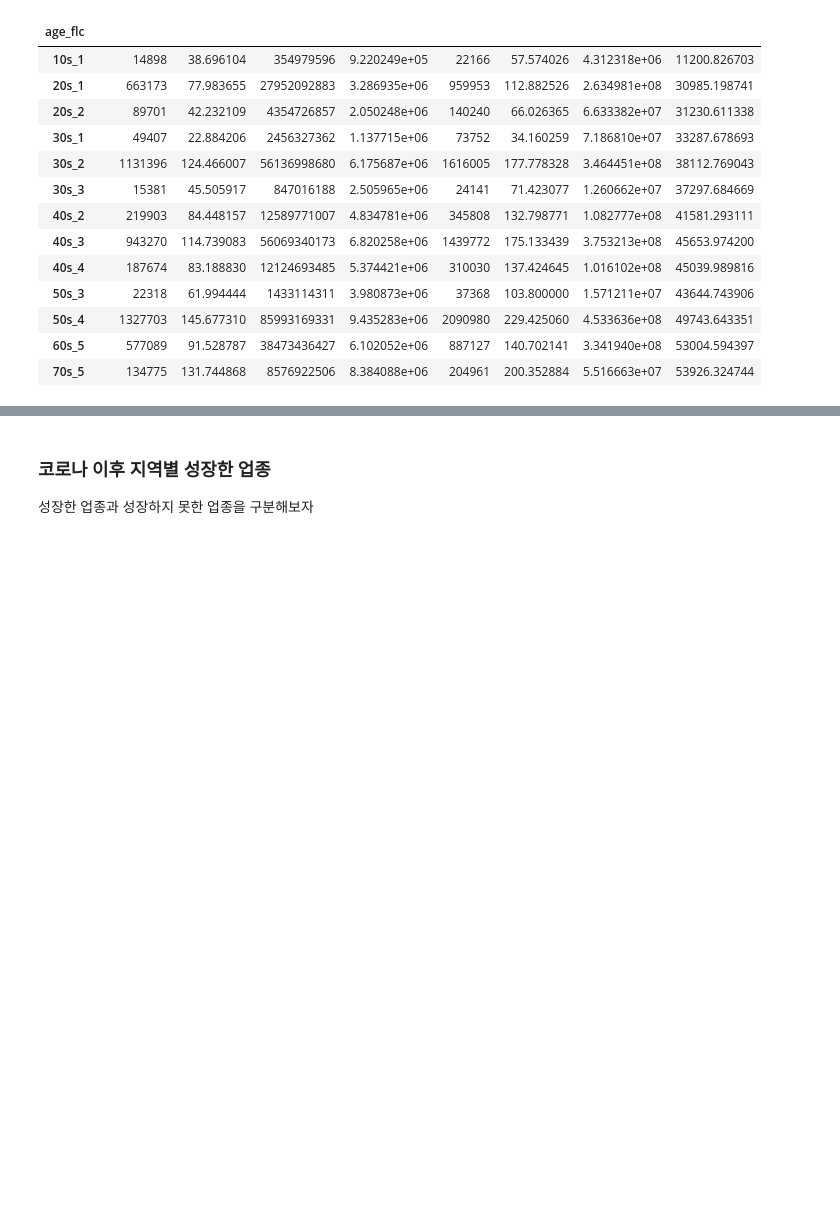
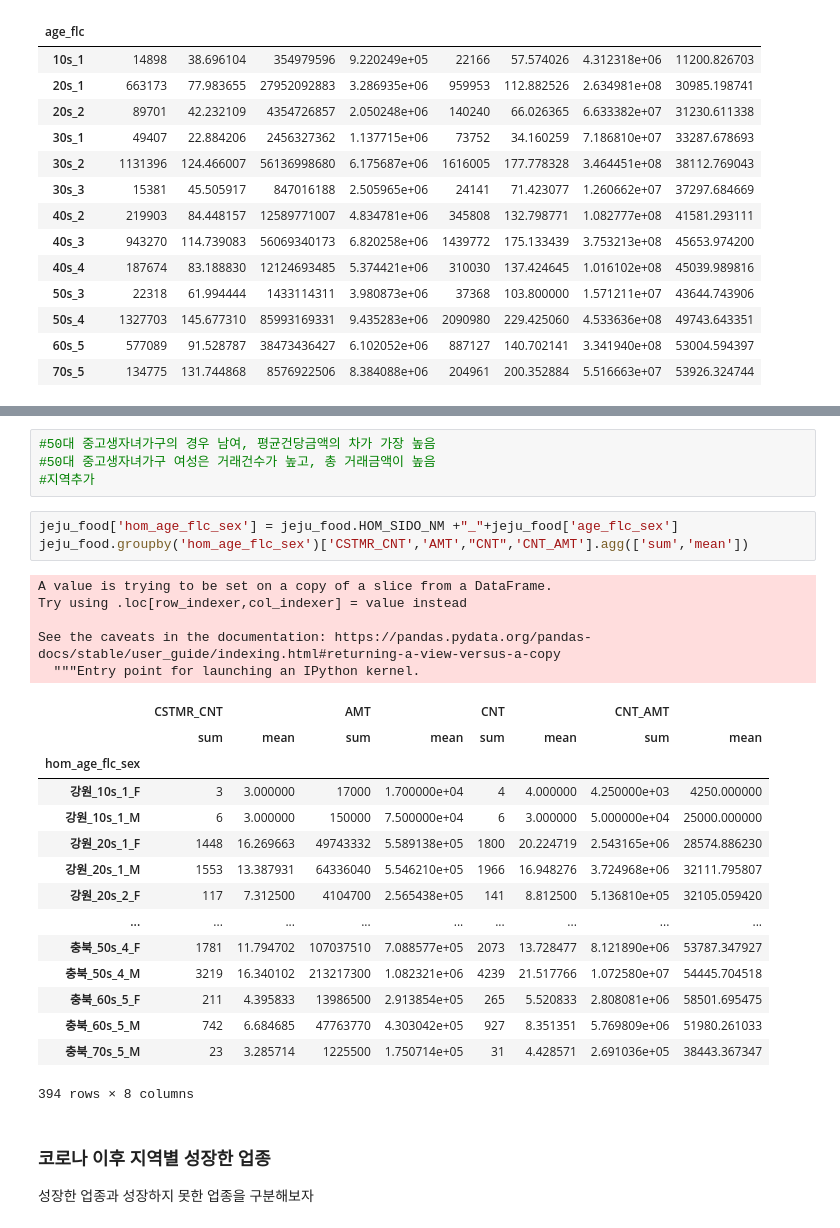
Before and after one commit to starlidust/jeju_creditcard, a Jupyter notebook: EDA_진행중.ipynb, the cells around one changed output, grey strips where cells are left out. Saved outputs shown, nothing was run; the diff lists cells and outputs as text; blank space fills up the shorter version.

```diff
--- a/EDA_진행중.ipynb
+++ b/EDA_진행중.ipynb
@@ -556,3 +589,31 @@ See the caveats in the documentation: https://pandas.pydata.org/pandas-docs/stab
+# %%
+#50대 중고생자녀가구의 경우 남여, 평균건당금액의 차가 가장 높음
+#50대 중고생자녀가구 여성은 거래건수가 높고, 총 거래금액이 높음
+#지역추가
+# %%
+jeju_food['hom_age_flc_sex'] = jeju_food.HOM_SIDO_NM +"_"+jeju_food['age_flc_sex']
+jeju_food.groupby('hom_age_flc_sex')['CSTMR_CNT','AMT',"CNT",'CNT_AMT'].agg(['sum','mean'])
+# %% [output]
+A value is trying to be set on a copy of a slice from a DataFrame.
+Try using .loc[row_indexer,col_indexer] = value instead
+
+See the caveats in the documentation: https://pandas.pydata.org/pandas-docs/stable/user_guide/indexing.html#returning-a-view-versus-a-copy
+  """Entry point for launching an IPython kernel.
+|  | CSTMR_CNT |  | AMT |  | CNT |  | CNT_AMT |  |
+|  | sum | mean | sum | mean | sum | mean | sum | mean |
+| hom_age_flc_sex |  |  |  |  |  |  |  |  |
+| 강원_10s_1_F | 3 | 3.000000 | 17000 | 1.700000e+04 | 4 | 4.000000 | 4.250000e+03 | 4250.000000 |
+| 강원_10s_1_M | 6 | 3.000000 | 150000 | 7.500000e+04 | 6 | 3.000000 | 5.000000e+04 | 25000.000000 |
+| 강원_20s_1_F | 1448 | 16.269663 | 49743332 | 5.589138e+05 | 1800 | 20.224719 | 2.543165e+06 | 28574.886230 |
+| 강원_20s_1_M | 1553 | 13.387931 | 64336040 | 5.546210e+05 | 1966 | 16.948276 | 3.724968e+06 | 32111.795807 |
+| 강원_20s_2_F | 117 | 7.312500 | 4104700 | 2.565438e+05 | 141 | 8.812500 | 5.136810e+05 | 32105.059420 |
+| ... | ... | ... | ... | ... | ... | ... | ... | ... |
+| 충북_50s_4_F | 1781 | 11.794702 | 107037510 | 7.088577e+05 | 2073 | 13.728477 | 8.121890e+06 | 53787.347927 |
+| 충북_50s_4_M | 3219 | 16.340102 | 213217300 | 1.082321e+06 | 4239 | 21.517766 | 1.072580e+07 | 54445.704518 |
+| 충북_60s_5_F | 211 | 4.395833 | 13986500 | 2.913854e+05 | 265 | 5.520833 | 2.808081e+06 | 58501.695475 |
+| 충북_60s_5_M | 742 | 6.684685 | 47763770 | 4.303042e+05 | 927 | 8.351351 | 5.769809e+06 | 51980.261033 |
+| 충북_70s_5_M | 23 | 3.285714 | 1225500 | 1.750714e+05 | 31 | 4.428571 | 2.691036e+05 | 38443.367347 |
+394 rows × 8 columns
 # %% [markdown]
 ### 코로나 이후 지역별 성장한 업종
 성장한 업종과 성장하지 못한 업종을 구분해보자
```
Also changed, not shown: parts of 13 cells of this notebook, 3 other files.
